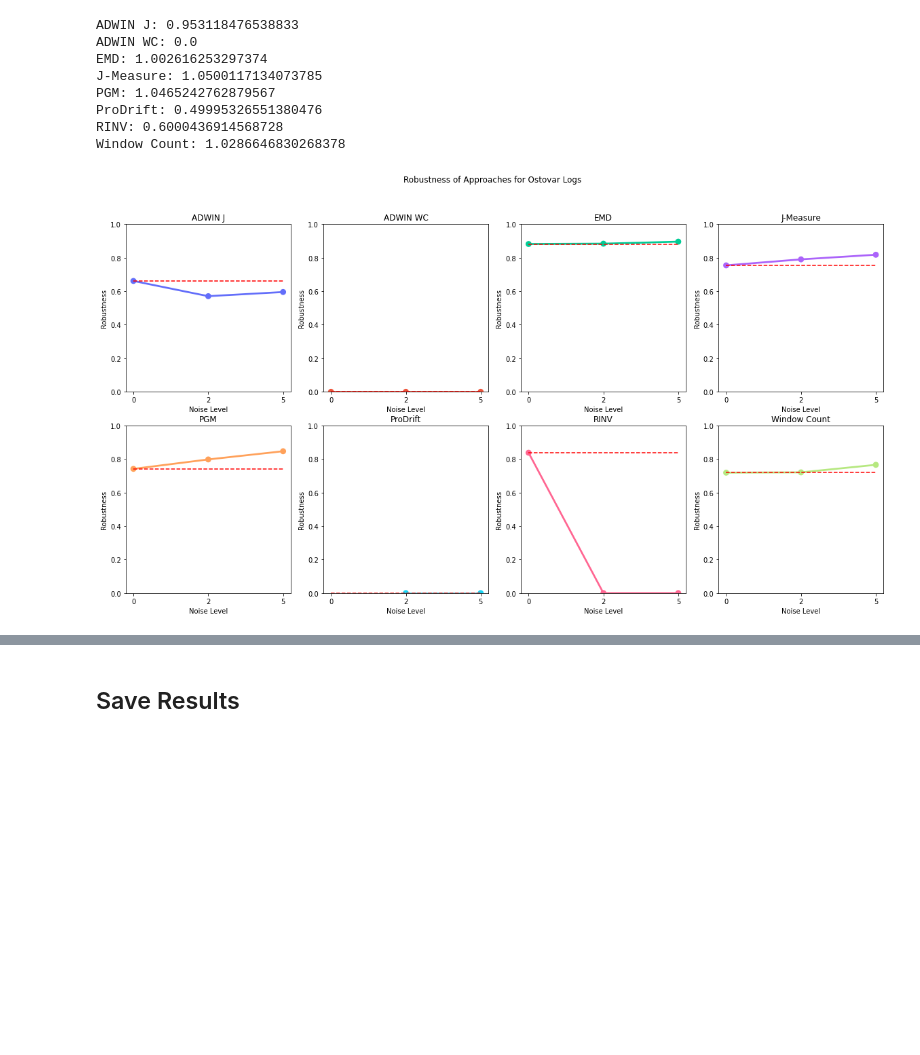
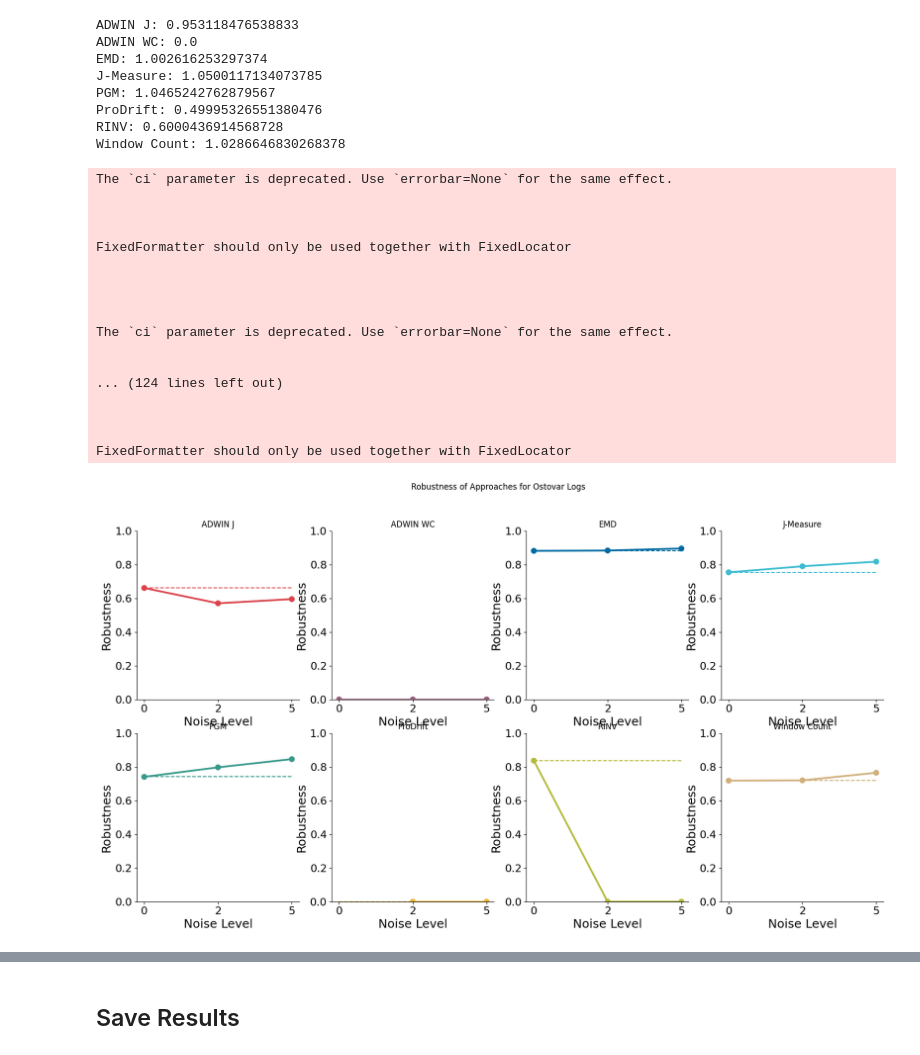
Before and after one commit to cpitsch/cdrift-evaluation, a Jupyter notebook: evaluate_results.ipynb, the cells around one changed output, grey strips where cells are left out. Cells and saved outputs as stored; diff of their text form; code cells hidden in the pictures; blank space fills up the shorter version.

```diff
--- a/evaluate_results.ipynb
+++ b/evaluate_results.ipynb
@@ -186,3 +188,6 @@ dfs_noiseless = split_by_name(df_noiseless)
+# %%
+colors = ["#DB444B","#9A607F","#006BA2","#3EBCD2","#379A8B","#EBB434","#B4BA39","#D1B07C"]
+color_map = {ALPHA_SORT_NAMES[i]:colors[i] for i in range(0,len(ALPHA_SORT_NAMES))}
 # %% [markdown]
 ## Accuracy
 - All Change-Patterns
@@ -554,7 +572,7 @@ import plotly.graph_objects as go
 from plotly.subplots import make_subplots
 
 
-plotly_default_colors = px.colors.qualitative.Plotly
+plotly_default_colors = colors#px.colors.qualitative.Plotly
 
 fill_colors = {
     name: plotly_default_colors[idx]
@@ -562,12 +580,7 @@ fill_colors = {
 }
 
 # ALL RADAR CHARTS IN ONE PLOT, I DONT LIKE THE LAYOUT THOUGH :/
-# fig = make_subplots(
-#     rows=2,
-#     cols=4,
-#     specs=[[{'type': 'polar'}]*4]*2, # All subplots are polar plots
-#     subplot_titles=df_vers_plot["Algorithm"].unique() # Remove this to remove titles
-# )
+# fig = make_subplots(rows=2, cols=4, specs=[[{'type': 'polar'}]*4]*2, subplot_titles=df_vers_plot["Algorithm"].unique())#, start_cell="bottom-left")
 # for idx, (alg, dataframe) in enumerate(df_vers_plot.groupby(by="Algorithm")):
 #     sub_df = df_vers_plot[df_vers_plot["Algorithm"] == alg]
 #     fig.add_trace(go.Scatterpolar(
@@ -597,7 +610,7 @@ for alg, dataframe in df_vers_plot.groupby(by="Algorithm"):
         theta='Change Pattern',
         line_close=True,
         color='Algorithm',
-        color_discrete_map=fill_colors, # This is a dict mapping Approach to Color
+        color_discrete_map=fill_colors,
         title=None# alg, # Set this to alg if we want the title, I was planning on setting the title in latex
     )
     fig.update_layout(showlegend=False, title_x=0.5) # Disable legend (as we have only one algorithm per plot) and center title (if present)
@@ -918,46 +987,55 @@ ProDrift: 0.49995326551380476
 RINV: 0.6000436914568728
 Window Count: 1.0286646830268378
 # %%
-def plot_robustness(robustness_df, logset:str):
-
-    plot_colors = {
-        name: fill_colors[name] # Set to specific value if we want colors
-        for name in robustness_df["Approach"].unique()
-    }
-
+def plot_robustness(robustness_df, logset:str, color_map):
     fig, axs = plt.subplots(2,4, figsize=(20,10))
     fig.suptitle(f"Robustness of Approaches for {logset} Logs")
-    for idx, name in enumerate(robustness_df["Approach"].unique()):
+    for idx, name in enumerate(plot_df_robust["Approach"].unique()):
         row_offset = idx // 4
         col_offset = idx % 4
         ax = axs[row_offset, col_offset]
-        relevant_df = robustness_df[(robustness_df["Approach"] == name) & (robustness_df["Log Set"] == logset)]
-        sns.pointplot(
-            x="Noise Level",
-            y="Robustness",
-            data=relevant_df,
-            ax=ax,
-            title=name,
-            color=plot_colors[name],
-        )
-
+        relevant_df = plot_df_robust[(plot_df_robust["Approach"] == name) & (plot_df_robust["Log Set"] == logset)]
+        sns.pointplot(x="Noise Level", y="Robustness", data=relevant_df, ci=None,color= color_map[name], ax=ax)#, title=name)
         ax.set_ylim(0,1)
         ax.set_title(name)
+        ax.spines.right.set_visible(False)
+        ax.spines.top.set_visible(False)
+        ax.set_yticklabels(ax.get_yticklabels(), size = 16)
+        ax.set_xticklabels(ax.get_xticklabels(), size = 16)
+        ax.set_xlabel(ax.get_xlabel(), size = 18)
+        ax.set_ylabel(ax.get_ylabel(), size = 18)
         robustness_of_zero_noise = min(zip(relevant_df["Noise Level"], relevant_df["Robustness"]), key=lambda x: x[0])[1]
         if np.isnan(robustness_of_zero_noise):
             robustness_of_zero_noise = 0
         # plt.axhline(y=robustness_of_zero_noise, color='r', linestyle='-', ax=ax)
-        ax.hlines(robustness_of_zero_noise, color='r', linestyle='dashed', xmin=0, xmax=len(relevant_df["Noise Level"].unique())-1)
+        ax.hlines(robustness_of_zero_noise, color=color_map[name], linestyle='dashed', xmin=0, xmax=len(relevant_df["Noise Level"].unique())-1)
     return fig, axs
-fig_ostovar, axs_ostovar = plot_robustness(plot_df_robust, "Ostovar")
-fig_ceravolo, axs_ceravolo = plot_robustness(plot_df_robust, "Ceravolo")
+fig_ostovar, axs_ostovar = plot_robustness(plot_df_robust, "Ostovar", color_map)
+fig_ceravolo, axs_ceravolo = plot_robustness(plot_df_robust, "Ceravolo", color_map)
 
 if not os.path.exists("Final_Eval/Robustness"):
     os.makedirs("Final_Eval/Robustness")
 
 fig_ostovar.savefig("Final_Eval/Robustness/robustness_ostovar_logs.pdf", bbox_inches="tight", format="pdf")
 fig_ceravolo.savefig("Final_Eval/Robustness/robustness_ceravolo_logs.pdf", bbox_inches="tight", format="pdf")
 # fig_ostovar.show()
 # fig_ceravolo.show()
 # %% [output]
+The `ci` parameter is deprecated. Use `errorbar=None` for the same effect.
+
+
+
+FixedFormatter should only be used together with FixedLocator
+
+
+
+
+The `ci` parameter is deprecated. Use `errorbar=None` for the same effect.
+
+
+... (124 lines left out)
+
+
+
+FixedFormatter should only be used together with FixedLocator
-[figure, old version]
+[figure, new version]
```
Also changed, not shown: parts of 13 cells of this notebook.
